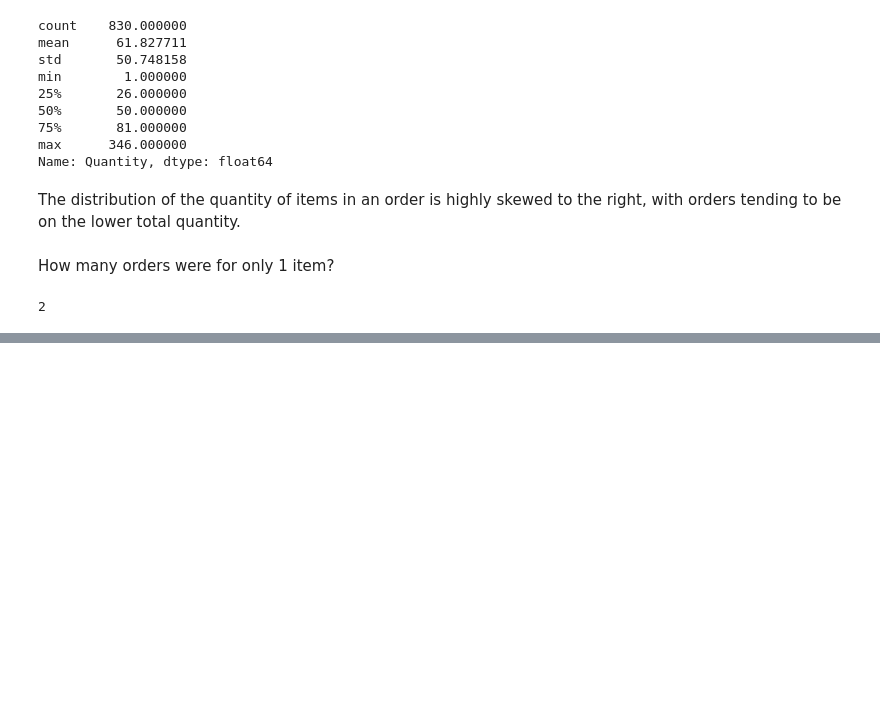
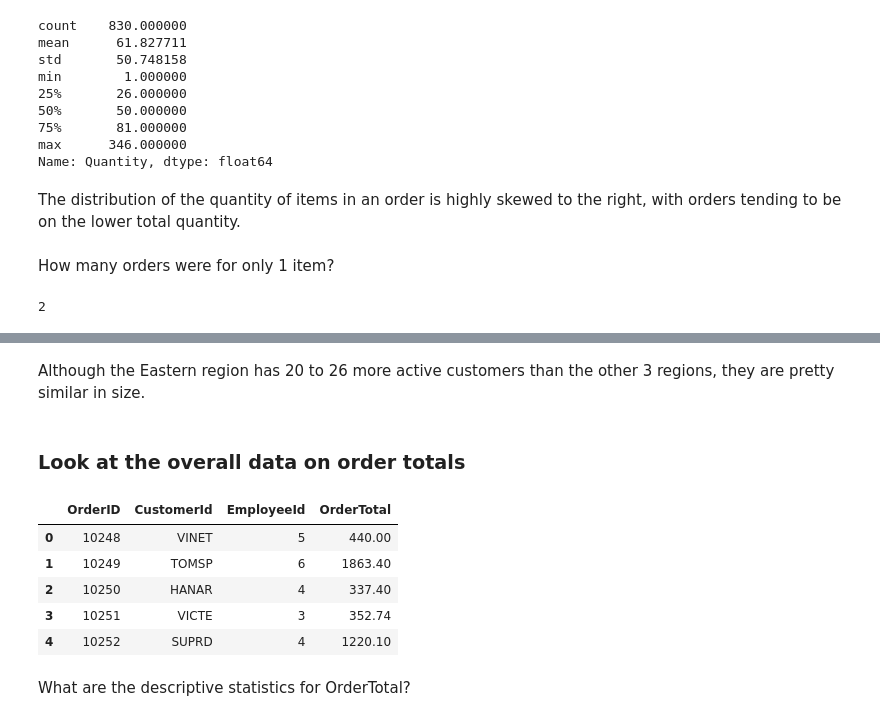
Before and after one commit to merb92/sql-a-b-testing-lab, a Jupyter notebook: 02_eda.ipynb, the cells around one changed output, grey strips where cells are left out. Saved outputs shown, nothing was run; the diff lists cells and outputs as text; code cells hidden in the pictures; blank space fills up the shorter version.

```diff
--- a/02_eda.ipynb
+++ b/02_eda.ipynb
@@ -165,0 +226,4 @@ len(od_gb_order_id_df[od_gb_order_id_df.Quantity == 1.0])
+# %% [markdown]
+Although the Eastern region has 20 to 26 more active customers than the other 3 regions, they are pretty similar in size.
+# %% [markdown]
+### Look at the overall data on order totals
@@ -165,0 +248,11 @@ len(od_gb_order_id_df[od_gb_order_id_df.Quantity == 1.0])
+# %%
+order_totals_df.head()
+# %% [output]
+|  | OrderID | CustomerId | EmployeeId | OrderTotal |
+| 0 | 10248 | VINET | 5 | 440.00 |
+| 1 | 10249 | TOMSP | 6 | 1863.40 |
+| 2 | 10250 | HANAR | 4 | 337.40 |
+| 3 | 10251 | VICTE | 3 | 352.74 |
+| 4 | 10252 | SUPRD | 4 | 1220.10 |
+# %% [markdown]
+What are the descriptive statistics for OrderTotal?
```
Also changed, not shown: parts of 26 cells of this notebook.
